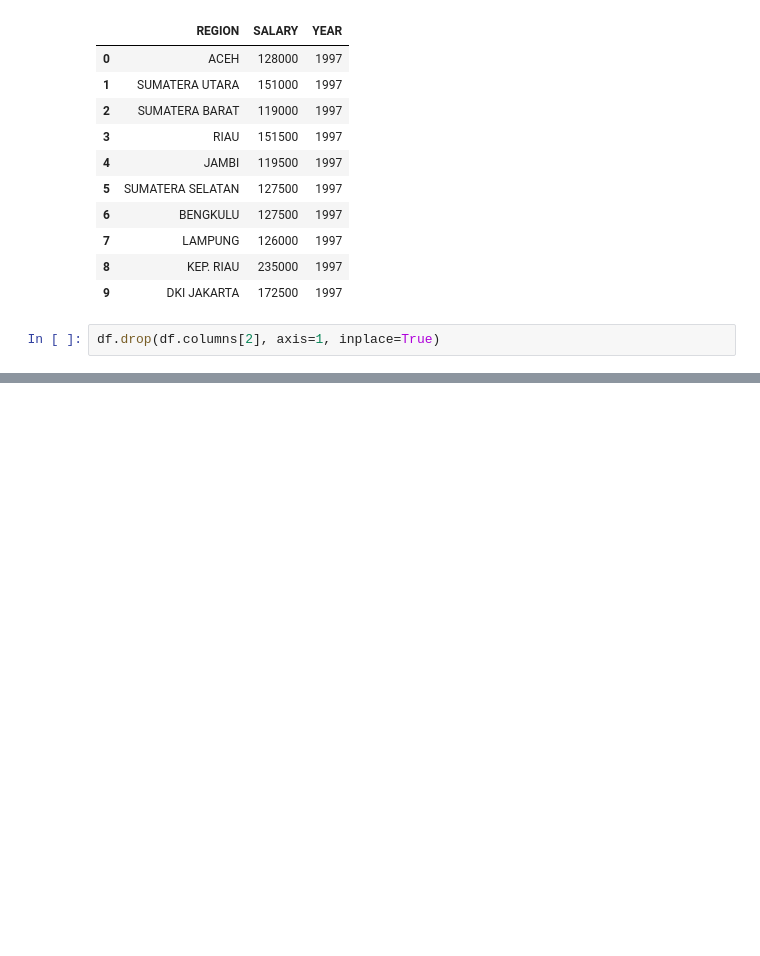
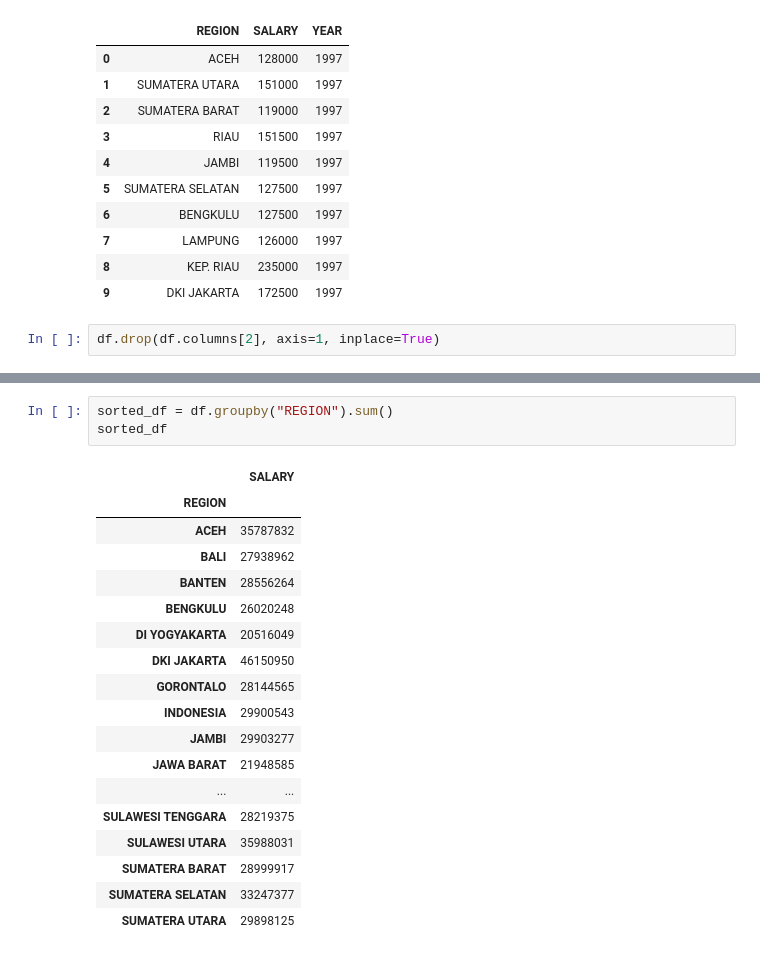
Before and after one commit to aricahyasaputra/data-sains-course-assigment-, a Jupyter notebook: Week 4/Tugas_4_Data_Sains.ipynb, the cells around one changed output, grey strips where cells are left out. Cells and saved outputs as stored; diff of their text form; blank space fills up the shorter version.

```diff
--- a/Week 4/Tugas_4_Data_Sains.ipynb
+++ b/Week 4/Tugas_4_Data_Sains.ipynb
@@ -53,0 +78,22 @@ sorted_df["SALARY"]
+# %%
+sorted_df = df.groupby("REGION").sum()
+sorted_df
+# %% [output]
+|  | SALARY |
+| REGION |  |
+| ACEH | 35787832 |
+| BALI | 27938962 |
+| BANTEN | 28556264 |
+| BENGKULU | 26020248 |
+| DI YOGYAKARTA | 20516049 |
+| DKI JAKARTA | 46150950 |
+| GORONTALO | 28144565 |
+| INDONESIA | 29900543 |
+| JAMBI | 29903277 |
+| JAWA BARAT | 21948585 |
+| ... | ... |
+| SULAWESI TENGGARA | 28219375 |
+| SULAWESI UTARA | 35988031 |
+| SUMATERA BARAT | 28999917 |
+| SUMATERA SELATAN | 33247377 |
+| SUMATERA UTARA | 29898125 |
```
Also changed, not shown: parts of 3 cells of this notebook.
